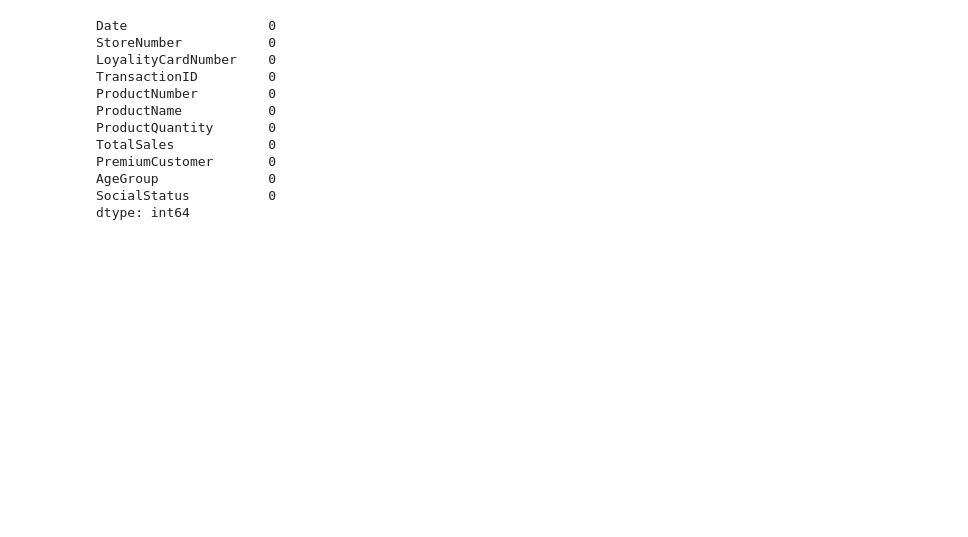
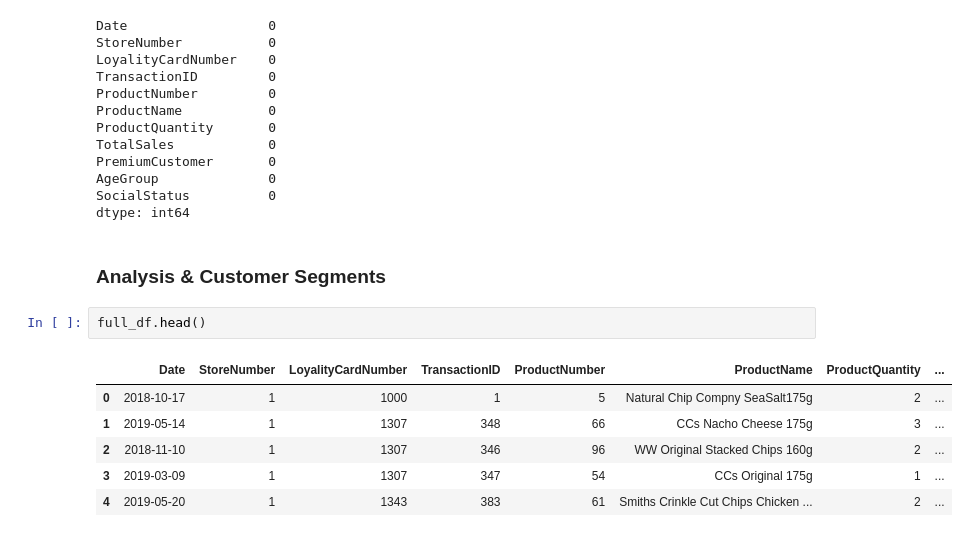
Before and after one commit to bn-khalifa/RetailTrialImpactAnalysis, a Jupyter notebook: 1st_Sprint/RetailStrategy&Analytics.ipynb, the cells around one changed output. Saved outputs shown, nothing was run; the diff lists cells and outputs as text; blank space fills up the shorter version.

```diff
--- a/1st_Sprint/RetailStrategy&Analytics.ipynb
+++ b/1st_Sprint/RetailStrategy&Analytics.ipynb
@@ -275,3 +269,14 @@ PremiumCustomer       0
 AgeGroup              0
 SocialStatus          0
 dtype: int64
+# %% [markdown]
+### Analysis & Customer Segments
+# %%
+full_df.head()
+# %% [output]
+|  | Date | StoreNumber | LoyalityCardNumber | TransactionID | ProductNumber | ProductName | ProductQuantity | ... |
+| 0 | 2018-10-17 | 1 | 1000 | 1 | 5 | Natural Chip Compny SeaSalt175g | 2 | ... |
+| 1 | 2019-05-14 | 1 | 1307 | 348 | 66 | CCs Nacho Cheese 175g | 3 | ... |
+| 2 | 2018-11-10 | 1 | 1307 | 346 | 96 | WW Original Stacked Chips 160g | 2 | ... |
+| 3 | 2019-03-09 | 1 | 1307 | 347 | 54 | CCs Original 175g | 1 | ... |
+| 4 | 2019-05-20 | 1 | 1343 | 383 | 61 | Smiths Crinkle Cut Chips Chicken ... | 2 | ... |
```
Also changed, not shown: parts of 13 cells of this notebook.
